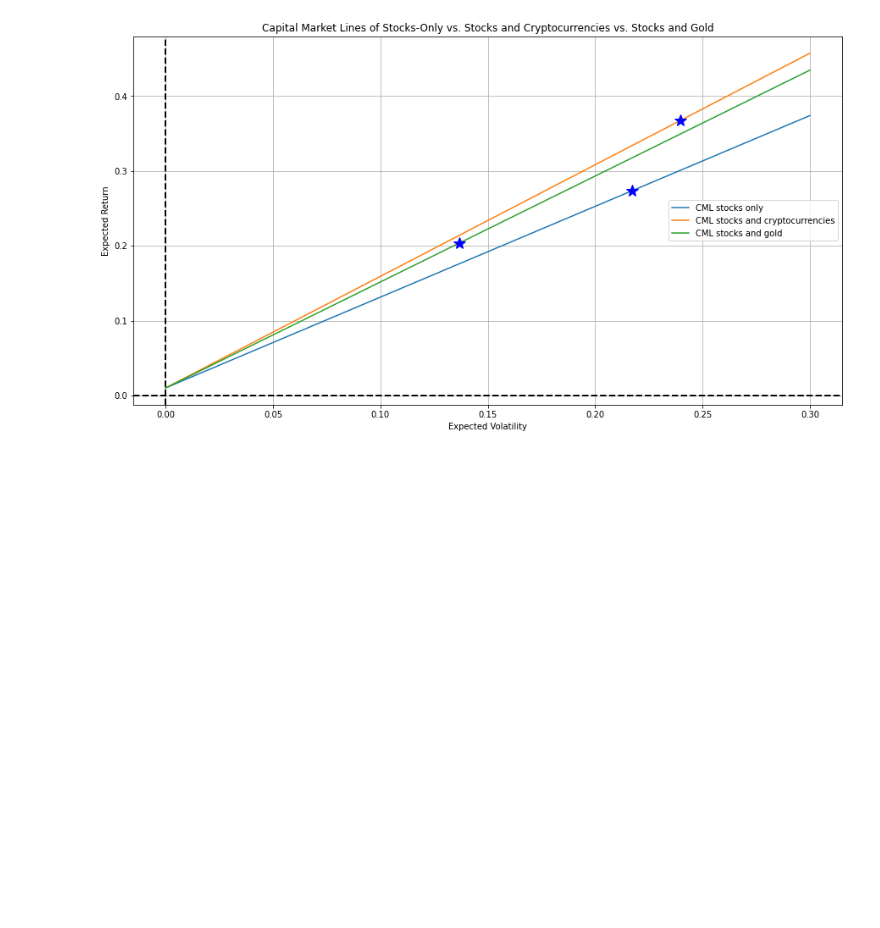
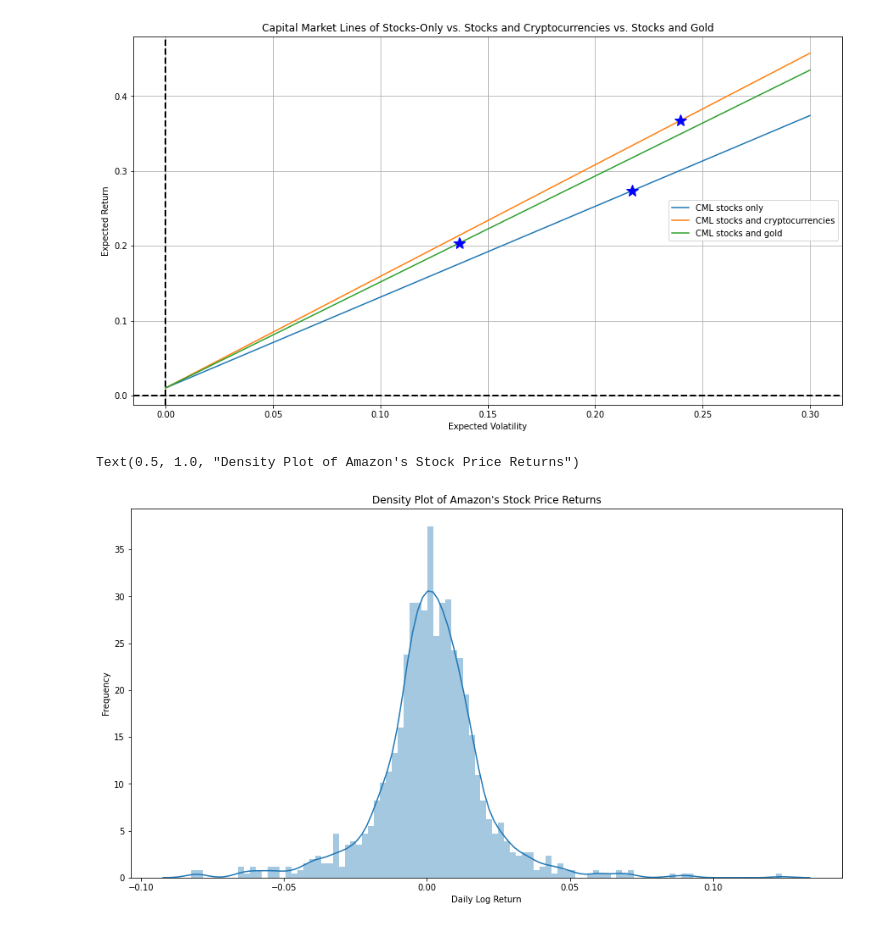
Before and after one commit to JoBe10/Mean_Variance_Portfolio_Optimisation, a Jupyter notebook: Efficient_Frontiers_Cryptos.ipynb, the cells around one changed output. Cells and saved outputs as stored; diff of their text form; code cells hidden in the pictures; blank space fills up the shorter version.

Commit message:
Add density plots

```diff
--- a/Efficient_Frontiers_Cryptos.ipynb
+++ b/Efficient_Frontiers_Cryptos.ipynb
@@ -1278,0 +1282,11 @@ Text(0.5, 1.0, 'Capital Market Lines of Stocks-Only vs. Stocks and Cryptocurrenc
+# %%
+# Plot a histogram of Amazon's returns
+amzn = log_r['AMZN'][1:]
+plt.figure(figsize=(15,8))
+sns.distplot(amzn, bins=100)
+plt.xlabel('Daily Log Return')
+plt.ylabel('Frequency')
+plt.title('Density Plot of Amazon\'s Stock Price Returns')
+# %% [output]
+Text(0.5, 1.0, "Density Plot of Amazon's Stock Price Returns")
+[figure, added]
```
Also changed, not shown: parts of 2 cells of this notebook.
